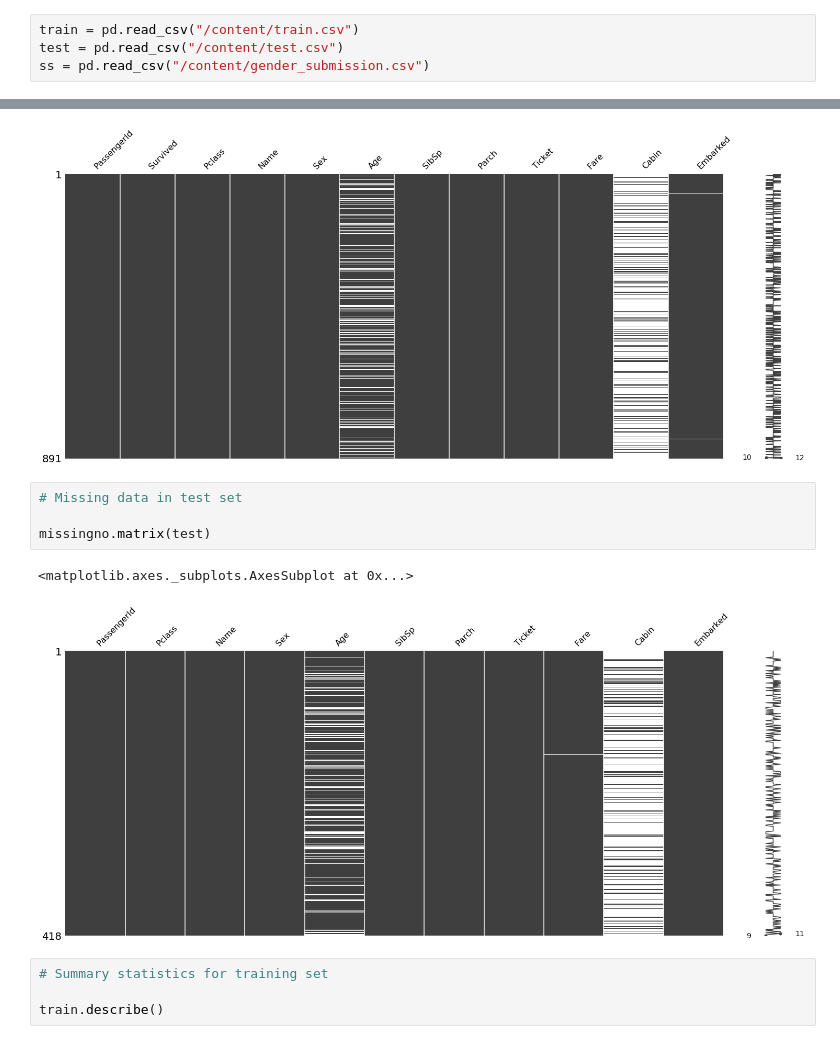
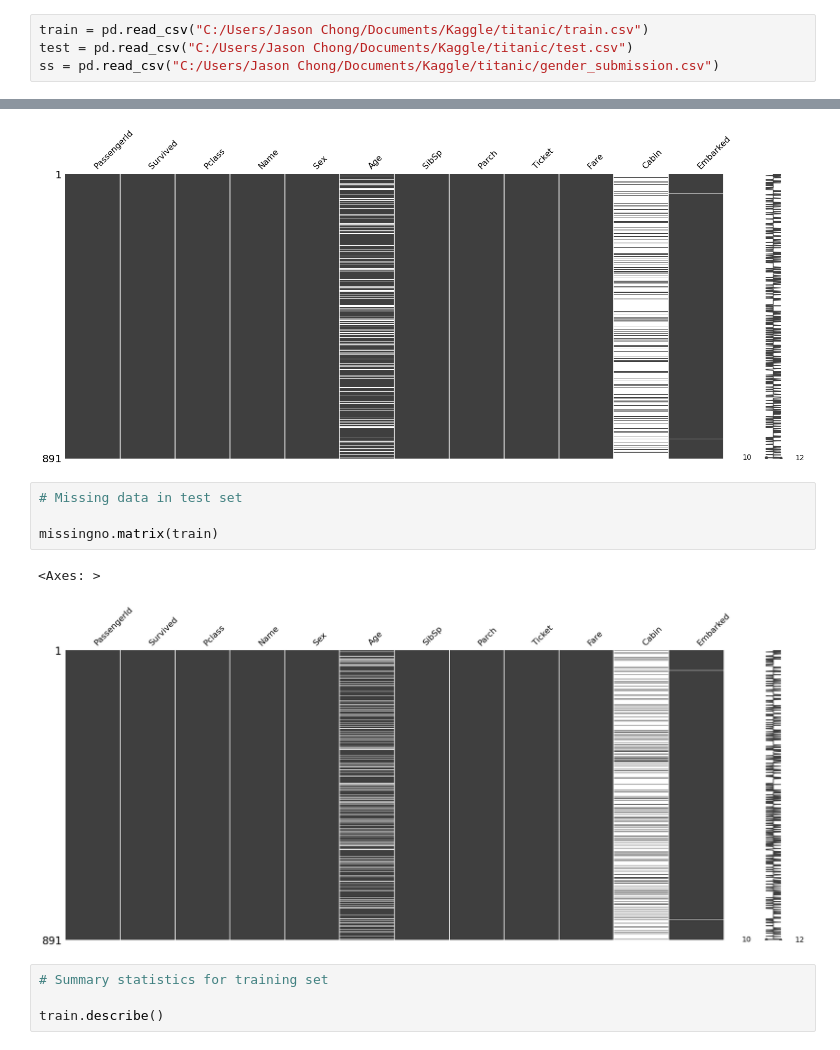
Before and after one commit to Sanjidh090/llama-ocr, a Jupyter notebook: titanic-tutorial.ipynb, the cells around one changed output, grey strips where cells are left out. Saved outputs shown, nothing was run; the diff lists cells and outputs as text.

```diff
--- a/titanic-tutorial.ipynb
+++ b/titanic-tutorial.ipynb
@@ -83,9 +63,9 @@ Successfully installed catboost-1.2.7
 
 Now import and read the 3 datasets as outlined in the introduction.
 # %%
-train = pd.read_csv("/content/train.csv")
-test = pd.read_csv("/content/test.csv")
-ss = pd.read_csv("/content/gender_submission.csv")
+train = pd.read_csv("C:/Users/Jason Chong/Documents/Kaggle/titanic/train.csv")
+test = pd.read_csv("C:/Users/Jason Chong/Documents/Kaggle/titanic/test.csv")
+ss = pd.read_csv("C:/Users/Jason Chong/Documents/Kaggle/titanic/gender_submission.csv")
 # %% [markdown]
 Let's have a look at the datasets.
 # %%
@@ -232,10 +212,10 @@ missingno.matrix(train)
 # %%
 # Missing data in test set
 
-missingno.matrix(test)
+missingno.matrix(train)
 # %% [output]
-<matplotlib.axes._subplots.AxesSubplot at 0x...>
+<Axes: >
-[figure, old version]
+[figure, new version]
 # %%
 # Summary statistics for training set
 
```
Also changed, not shown: parts of 1 cell of this notebook.
